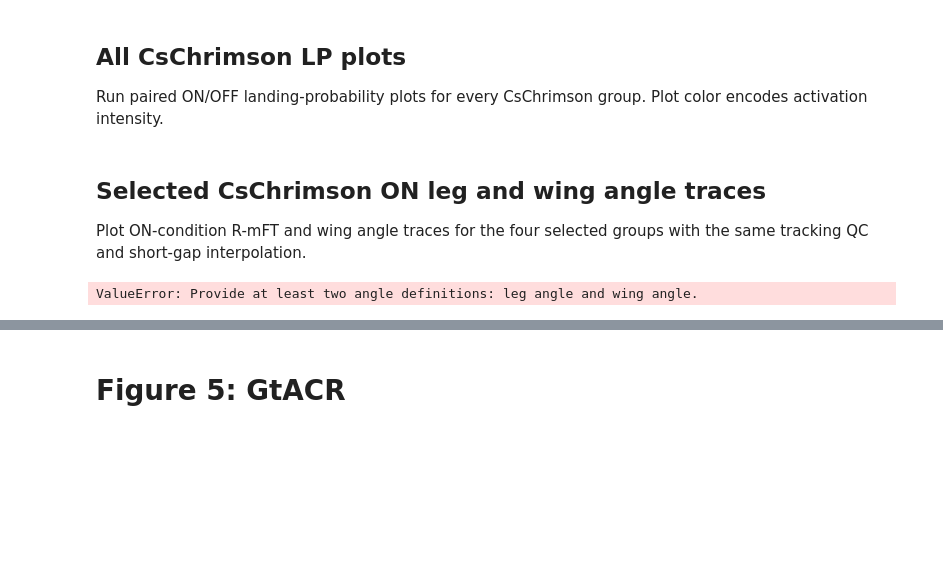
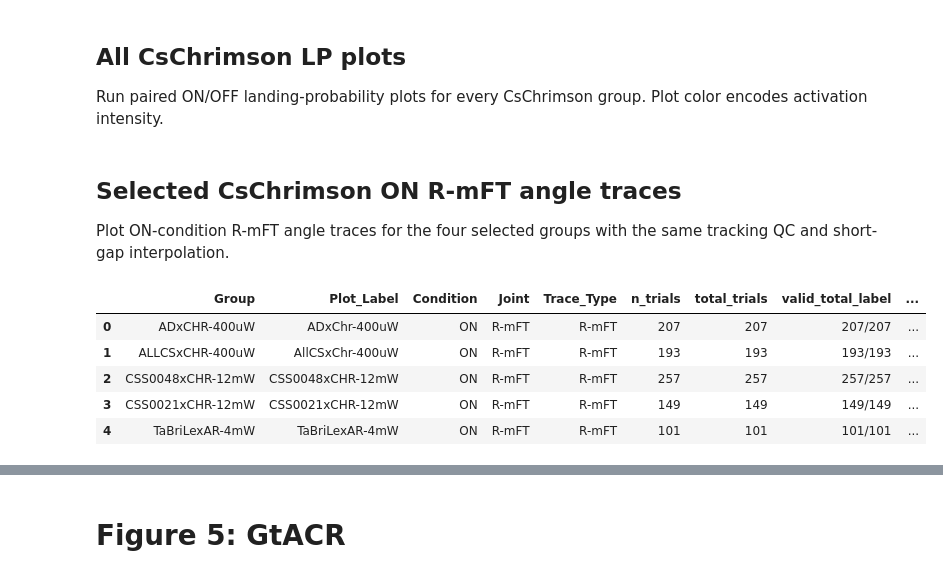
Before and after one commit to TseWeiKuo/AnalysisAndFigures, a Jupyter notebook: OptogeneticFigure.ipynb, the cells around one changed output, grey strips where cells are left out. Saved outputs shown, nothing was run; the diff lists cells and outputs as text; code cells hidden in the pictures; blank space fills up the shorter version.

```diff
--- a/OptogeneticFigure.ipynb
+++ b/OptogeneticFigure.ipynb
@@ -291,15 +291,16 @@ if RUN_ALL_CHR_LP:
     all_chr_lp_data.to_csv(out / "all_CsChrimson_plot_chrimson_LP_ON_latency_rows.csv", index=False)
     display(all_chr_lp_data.head())
 # %% [markdown]
-## Selected CsChrimson ON leg and wing angle traces
+## Selected CsChrimson ON R-mFT angle traces
 
-Plot ON-condition R-mFT and wing angle traces for the four selected groups with the same tracking QC and short-gap interpolation.
+Plot ON-condition R-mFT angle traces for the four selected groups with the same tracking QC and short-gap interpolation.
 # %%
 RUN_CHR_SELECTED_ON_ANGLE_TRACES = True
 
 if RUN_CHR_SELECTED_ON_ANGLE_TRACES:
     out = output_folder("CsChrimson_Figure_4", "selected_groups_ON_angle_traces")
-    pdf = out / "Figure_4_selected_CsChrimson_ON_RmFT_wing_angle_traces.pdf"
+    # Save this figure as an R-mFT-only trace because the angle list below contains one joint definition.
+    pdf = out / "Figure_4_selected_CsChrimson_ON_RmFT_angle_traces.pdf"
     selected_angle_result = plotter.plot_selected_chrimson_angle_traces(
         groups={key: groups[key] for key in chrimson_selected_keys},
         angles=[
@@ -309,31 +310,36 @@ if RUN_CHR_SELECTED_ON_ANGLE_TRACES:
         start=-0.5,
         end=3,
         condition="ON",
         colors=chrimson_selected_colors,
         show_sem=True,
         qc_start=0,
         qc_end=2.0,
     )
     if len(selected_angle_result) == 5:
         selected_angle_fig, selected_angle_axes, selected_angle_summary_df, selected_angle_qc_df, selected_angle_skipped_df = selected_angle_result
         display(selected_angle_qc_df.head())
         display(selected_angle_skipped_df.head())
         if not selected_angle_skipped_df.empty:
             display(
                 selected_angle_skipped_df
                 .groupby(["Plot_Label", "Joint", "Reason"], as_index=False)
                 .size()
                 .sort_values(["Plot_Label", "Joint", "Reason"])
             )
     elif len(selected_angle_result) == 4:
         selected_angle_fig, selected_angle_axes, selected_angle_summary_df, selected_angle_qc_df = selected_angle_result
         selected_angle_skipped_df = pd.DataFrame()
         display(selected_angle_qc_df.head())
     else:
         selected_angle_fig, selected_angle_axes, selected_angle_summary_df = selected_angle_result
         selected_angle_qc_df = pd.DataFrame()
         selected_angle_skipped_df = pd.DataFrame()
     display(selected_angle_summary_df)
     show_pdf(pdf, height=850)
 # %% [output]
-ValueError: Provide at least two angle definitions: leg angle and wing angle.
+|  | Group | Plot_Label | Condition | Joint | Trace_Type | n_trials | total_trials | valid_total_label | ... |
+| 0 | ADxCHR-400uW | ADxChr-400uW | ON | R-mFT | R-mFT | 207 | 207 | 207/207 | ... |
+| 1 | ALLCSxCHR-400uW | AllCSxChr-400uW | ON | R-mFT | R-mFT | 193 | 193 | 193/193 | ... |
+| 2 | CSS0048xCHR-12mW | CSS0048xCHR-12mW | ON | R-mFT | R-mFT | 257 | 257 | 257/257 | ... |
+| 3 | CSS0021xCHR-12mW | CSS0021xCHR-12mW | ON | R-mFT | R-mFT | 149 | 149 | 149/149 | ... |
+| 4 | TaBriLexAR-4mW | TaBriLexAR-4mW | ON | R-mFT | R-mFT | 101 | 101 | 101/101 | ... |
```
Also changed, not shown: parts of 4 cells of this notebook, 5 other files.
